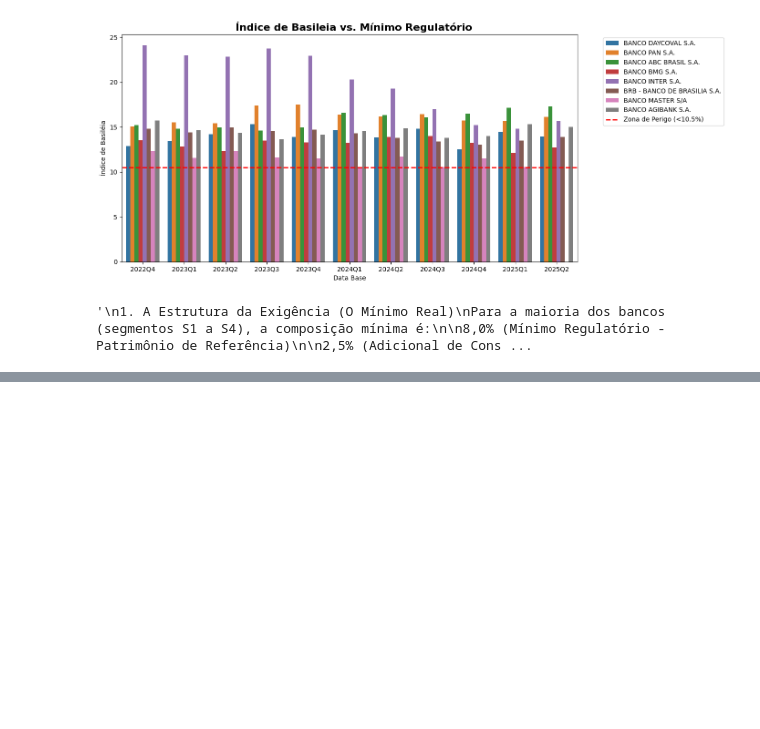
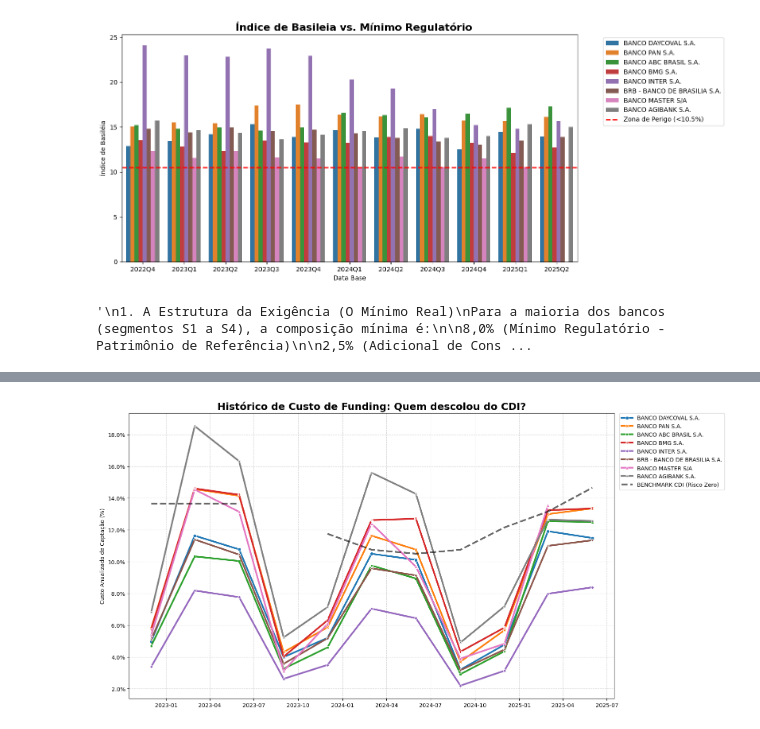
Before and after one commit to ThiagoPBorges/Banco-Master-Analise, a Jupyter notebook: notebook/03_feature_engineering.ipynb, the cells around one changed output, grey strips where cells are left out. Saved outputs shown, nothing was run; the diff lists cells and outputs as text; code cells hidden in the pictures; blank space fills up the shorter version.

```diff
--- a/notebook/03_feature_engineering.ipynb
+++ b/notebook/03_feature_engineering.ipynb
@@ -245,0 +277,65 @@ Abaixo de 8,0%: O banco entra em desconformidade grave, sujeito a intervenção
+# %%
+# Configuração do CDI (Benchmark)
+mapa_cdi_anual = {
+    '2022-12-01': 0.1365,
+    '2023-03-01': 0.1365,
+    '2023-06-01': 0.1365,
+    '2023-12-01': 0.1175,
+    '2024-03-01': 0.1075,
+    '2024-06-01': 0.1050,
+    '2024-09-01': 0.1075,
+    '2024-12-01': 0.1215,
+    '2025-03-01': 0.1315,
+    '2025-06-01': 0.1465
+}
+
+df_view = df_bancos.copy()
+
+# Fator de Anualização
+df_view['fator_anualizacao'] = 12 / df_view['data_base'].dt.month
+
+# Funding Anualizado
+df_view['funding_anualizado'] = ((1 + df_view['taxa_funding_implicita']) ** df_view['fator_anualizacao']) - 1
+
+df_view['data_str'] = df_view['data_base'].dt.strftime('%Y-%m-%d')
+
+df_view['cdi_referencia'] = df_view['data_str'].map(mapa_cdi_anual)
+
+plt.figure(figsize=(16, 8))
+
+
+sns.lineplot(
+    data=df_view,
+    x='data_base',
+    y='funding_anualizado',
+    hue='instituicao',
+    style='instituicao',
+    markers=True,
+    dashes=False,
+    linewidth=3,
+    palette='tab10'
+)
+
+df_cdi = df_view[['data_base', 'cdi_referencia']].drop_duplicates().sort_values('data_base')
+
+plt.plot(
+    df_cdi['data_base'],
+    df_cdi['cdi_referencia'],
+    color='black',
+    linestyle='--',
+    linewidth=3,
+    label='BENCHMARK CDI (Risco Zero)',
+    alpha=0.6
+)
+
+plt.gca().yaxis.set_major_formatter(ticker.PercentFormatter(1.0))
+plt.title('Histórico de Custo de Funding: Quem descolou do CDI?', fontsize=18, fontweight='bold')
+plt.ylabel('Custo Anualizado de Captação (%)')
+plt.xlabel('')
+plt.legend(bbox_to_anchor=(1.01, 1), loc='upper left', borderaxespad=0.)
+plt.grid(True, linestyle='--', alpha=0.5)
+
+plt.tight_layout()
+plt.show()
+# %% [output]
+[figure, added]
```
Also changed, not shown: parts of 2 cells of this notebook, 3 other files.
